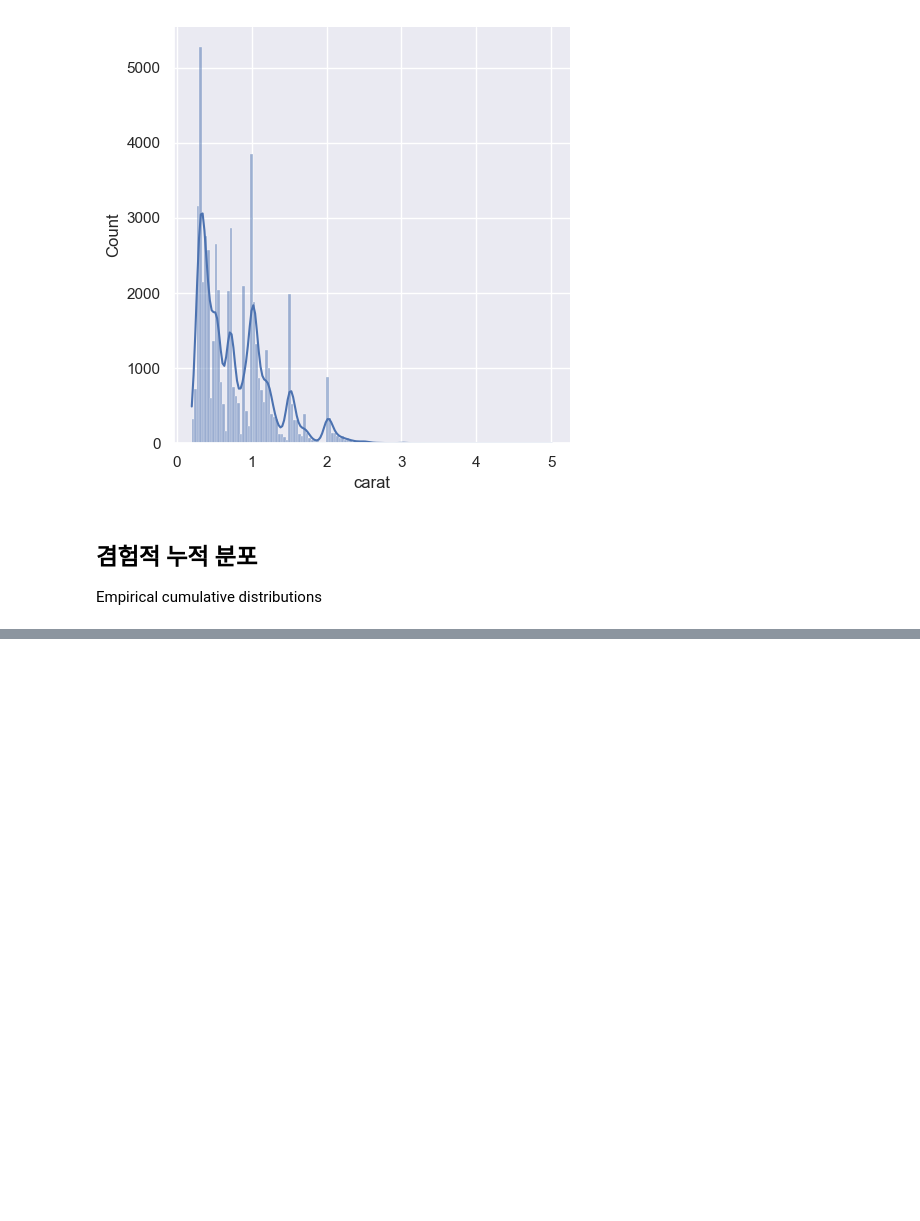
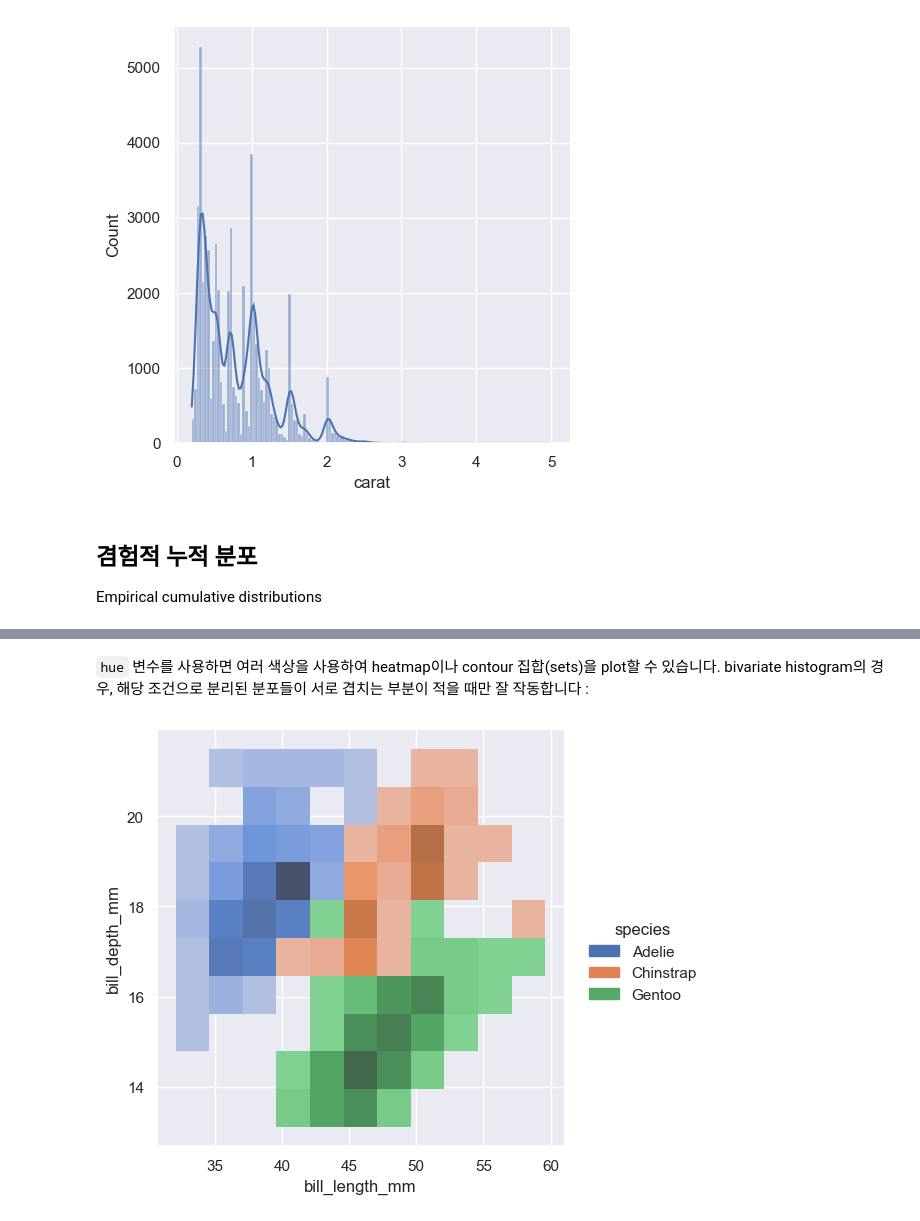
Before and after one commit to kjmn1105/Seaborn-Tuorial, a Jupyter notebook: 07_Plotting functions (2).ipynb, the cells around one changed output, grey strips where cells are left out. Cells and saved outputs as stored; diff of their text form; code cells hidden in the pictures; blank space fills up the shorter version.

```diff
--- a/07_Plotting functions (2).ipynb
+++ b/07_Plotting functions (2).ipynb
@@ -259,0 +277,6 @@ Visualizing bivariate distributions
+# %% [markdown]
+`hue` 변수를 사용하면 여러 색상을 사용하여 heatmap이나 contour 집합(sets)을 plot할 수 있습니다. bivariate histogram의 경우, 해당 조건으로 분리된 분포들이 서로 겹치는 부분이 적을 때만 잘 작동합니다 :
+# %%
+sns.displot(penguins, x='bill_length_mm', y='bill_depth_mm', hue='species');
+# %% [output]
+[figure, added]
```
Also changed, not shown: parts of 16 cells of this notebook.
